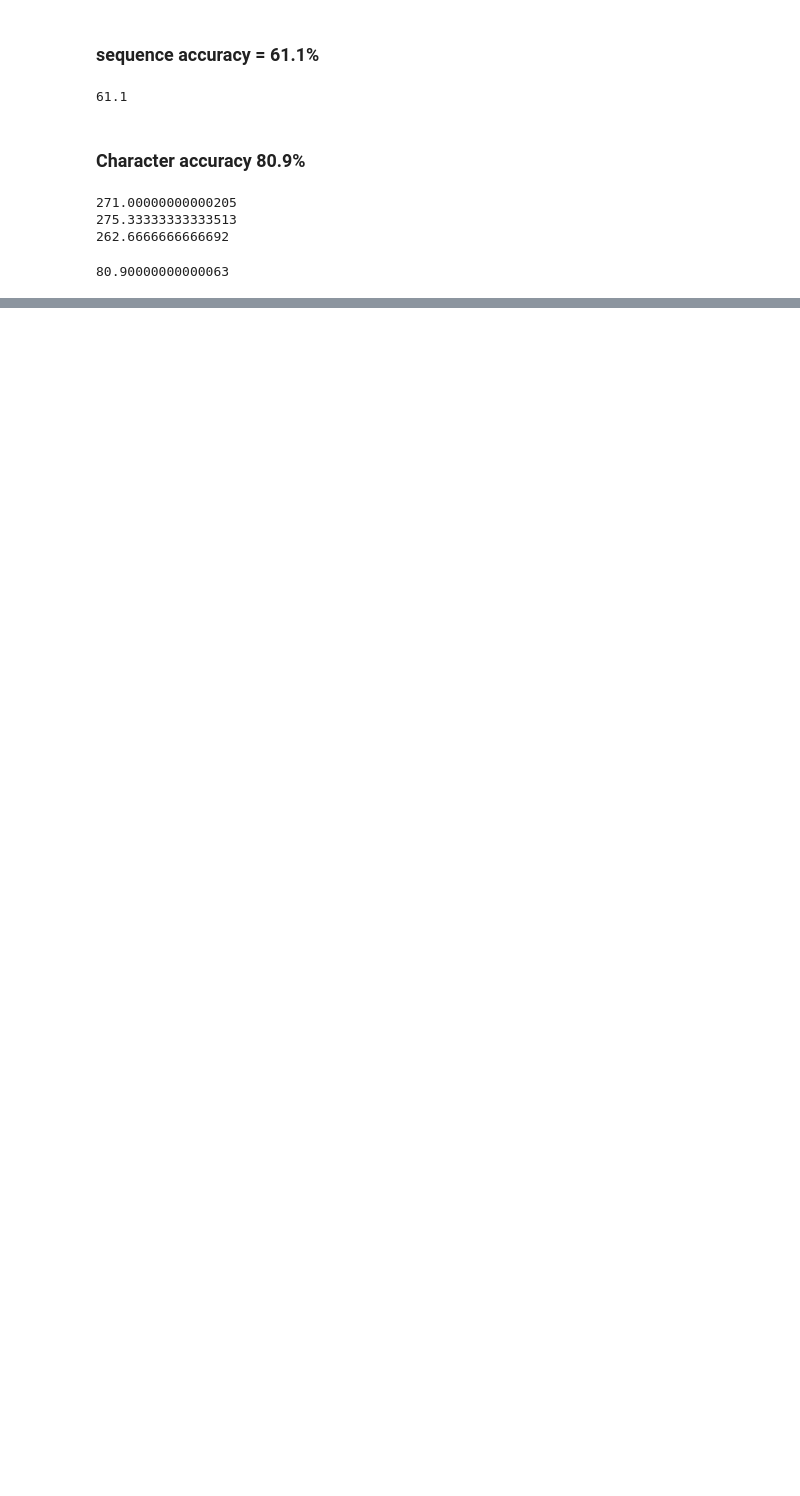
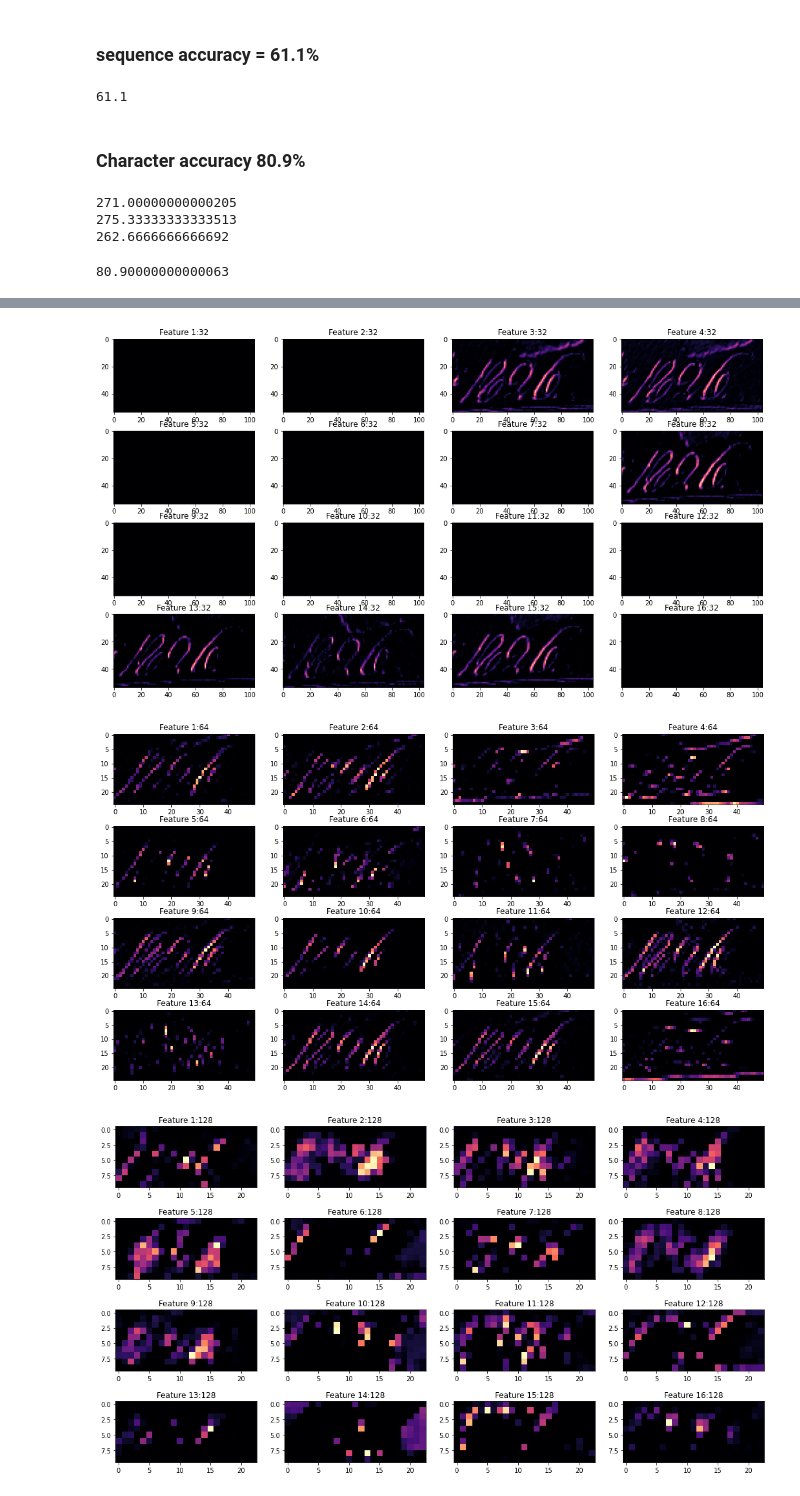
Before and after one commit to mathh17/Anvendt_ML_Eskamens_project, a Jupyter notebook: Q2_3_FinalModel.ipynb, the cells around one changed output, grey strips where cells are left out. Drawn from its saved outputs; the diff is of its cells as text; code cells hidden in the pictures; blank space fills up the shorter version.

```diff
--- a/Q2_3_FinalModel.ipynb
+++ b/Q2_3_FinalModel.ipynb
@@ -647,0 +666,6 @@ model_D_aug.save('models/D_CNN_Final.h5')
+# %%
+for i in range(len(loaded_Y.layers)):
+    layer = loaded_Y.layers[i]
+    if 'conv' not in layer.name:
+        continue
+    print(i , layer.name , layer.output.shape)
@@ -647,0 +677,27 @@ model_D_aug.save('models/D_CNN_Final.h5')
+# %%
+visualize_layer0 = tf.keras.Model(inputs=loaded_Y.inputs , outputs=loaded_Y.layers[1].output)
+visualize_layer3 = tf.keras.Model(inputs=loaded_Y.inputs , outputs=loaded_Y.layers[5].output)
+visualize_layer6 = tf.keras.Model(inputs=loaded_Y.inputs , outputs=loaded_Y.layers[9].output)
+visualize_layer9 = tf.keras.Model(inputs=loaded_Y.inputs , outputs=loaded_Y.layers[13].output)
+# %%
+image = x_train[1]
+image = image.reshape(1,56,106,1)
+# %%
+#Visualize feature maps for convolutional layers
+layers = [visualize_layer0.predict(image), visualize_layer3.predict(image), visualize_layer6.predict(image),visualize_layer9.predict(image)]
+layer_size = [32,64,128,256]
+n = 0
+
+for layer in layers:
+    plt.figure(figsize=(18,10))
+    for i in range(1,17):
+        plt.subplot(4,4,i)
+        plt.imshow(layer[0,:,:,i-1] , cmap='magma')
+        layer_num = 'Feature '+str(i)+':'+str(layer_size[n])
+        plt.title(layer_num)
+    n+=1
+    plt.show()
+# %% [output]
+[figure, added]
+[figure, added]
+[figure, added]
```
Also changed, not shown: parts of 44 cells of this notebook, 1 other file.
